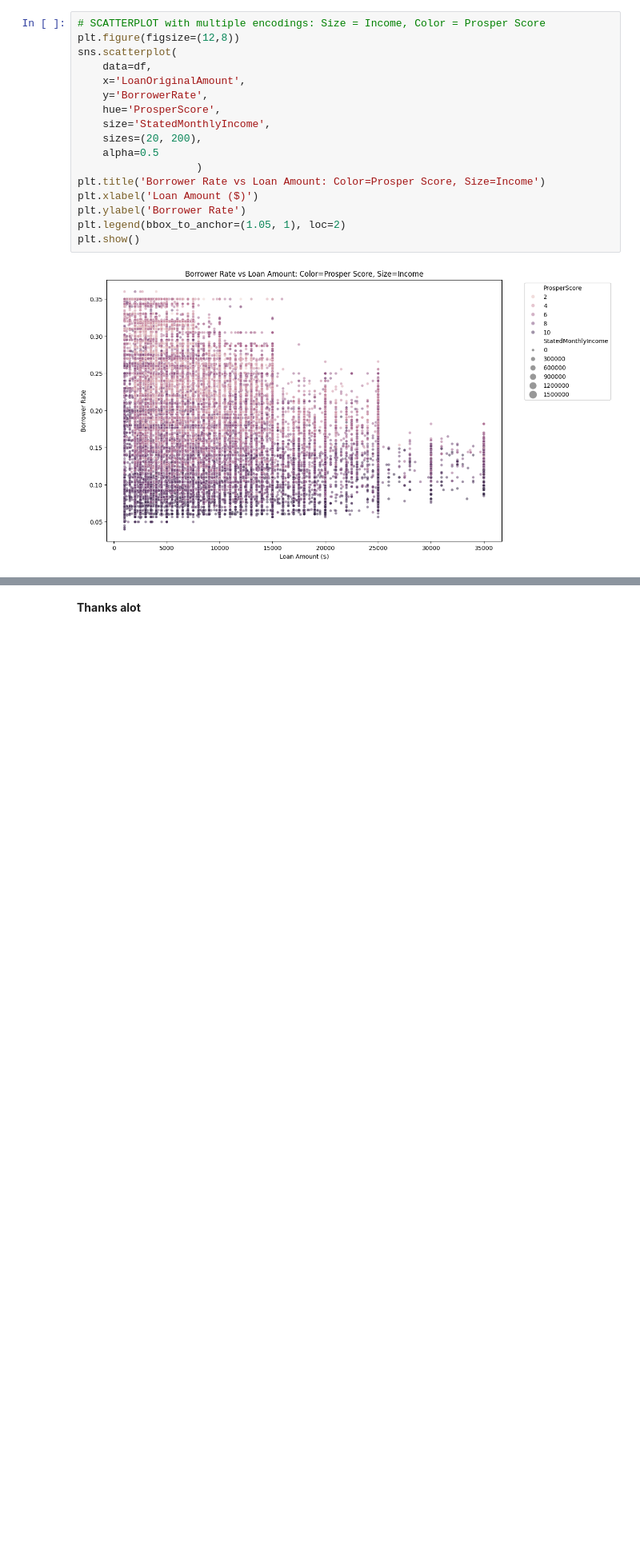
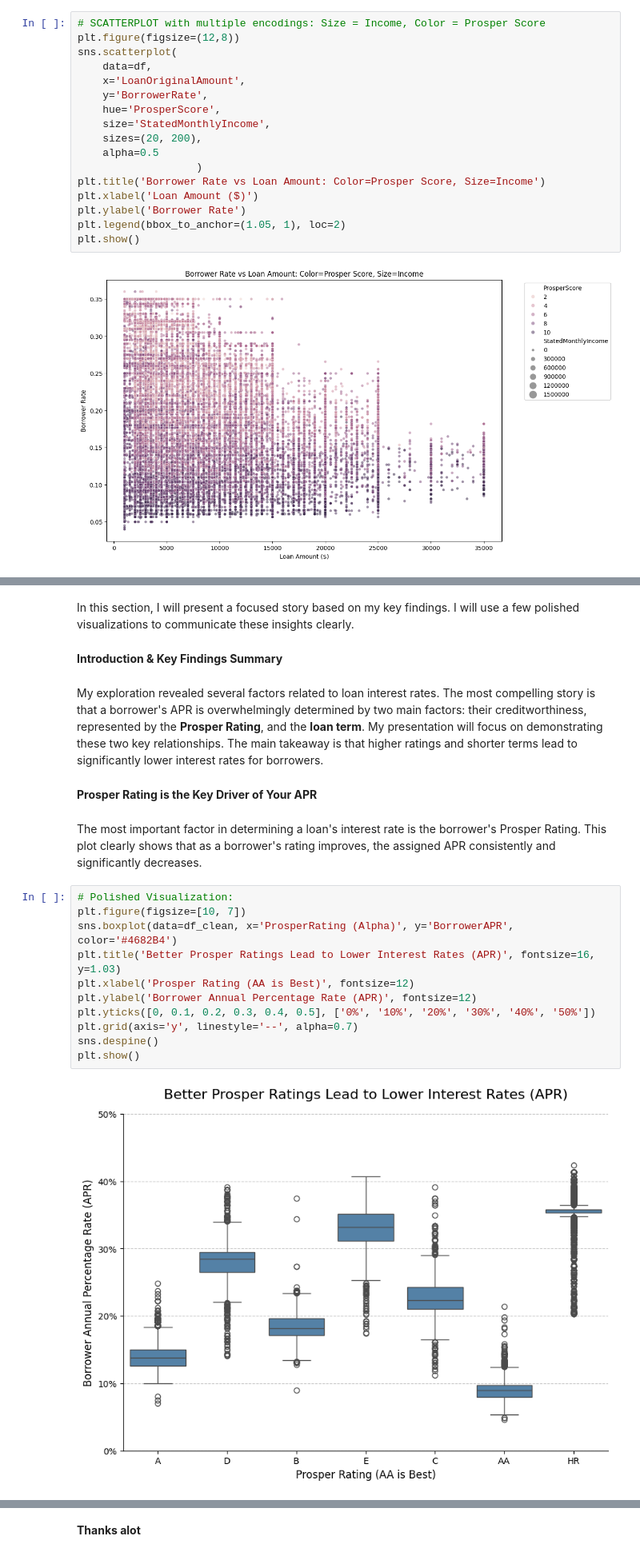
Before and after one commit to kidais-lab/Mad-Libs-Generator, a Jupyter notebook: Project3_Data_Visualization.ipynb, the cells around one changed output, grey strips where cells are left out. Shown at 80% size. Drawn from its saved outputs; the diff is of its cells as text; blank space fills up the shorter version.

```diff
--- a/Project3_Data_Visualization.ipynb
+++ b/Project3_Data_Visualization.ipynb
@@ -196,0 +260,23 @@ The Explanatory of the above data visualization and the answers to the project q
+# %% [markdown]
+In this section, I will present a focused story based on my key findings. I will use a few polished visualizations to communicate these insights clearly.
+# %% [markdown]
+**Introduction & Key Findings Summary**
+# %% [markdown]
+My exploration revealed several factors related to loan interest rates. The most compelling story is that a borrower's APR is overwhelmingly determined by two main factors: their creditworthiness, represented by the **Prosper Rating**, and the **loan term**. My presentation will focus on demonstrating these two key relationships. The main takeaway is that higher ratings and shorter terms lead to significantly lower interest rates for borrowers.
+# %% [markdown]
+**Prosper Rating is the Key Driver of Your APR**
+# %% [markdown]
+The most important factor in determining a loan's interest rate is the borrower's Prosper Rating. This plot clearly shows that as a borrower's rating improves, the assigned APR consistently and significantly decreases.
+# %%
+# Polished Visualization:
+plt.figure(figsize=[10, 7])
+sns.boxplot(data=df_clean, x='ProsperRating (Alpha)', y='BorrowerAPR', color='#4682B4')
+plt.title('Better Prosper Ratings Lead to Lower Interest Rates (APR)', fontsize=16, y=1.03)
+plt.xlabel('Prosper Rating (AA is Best)', fontsize=12)
+plt.ylabel('Borrower Annual Percentage Rate (APR)', fontsize=12)
+plt.yticks([0, 0.1, 0.2, 0.3, 0.4, 0.5], ['0%', '10%', '20%', '30%', '40%', '50%'])
+plt.grid(axis='y', linestyle='--', alpha=0.7)
+sns.despine()
+plt.show()
+# %% [output]
+[figure, added]
```
Also changed, not shown: parts of 32 cells of this notebook.
